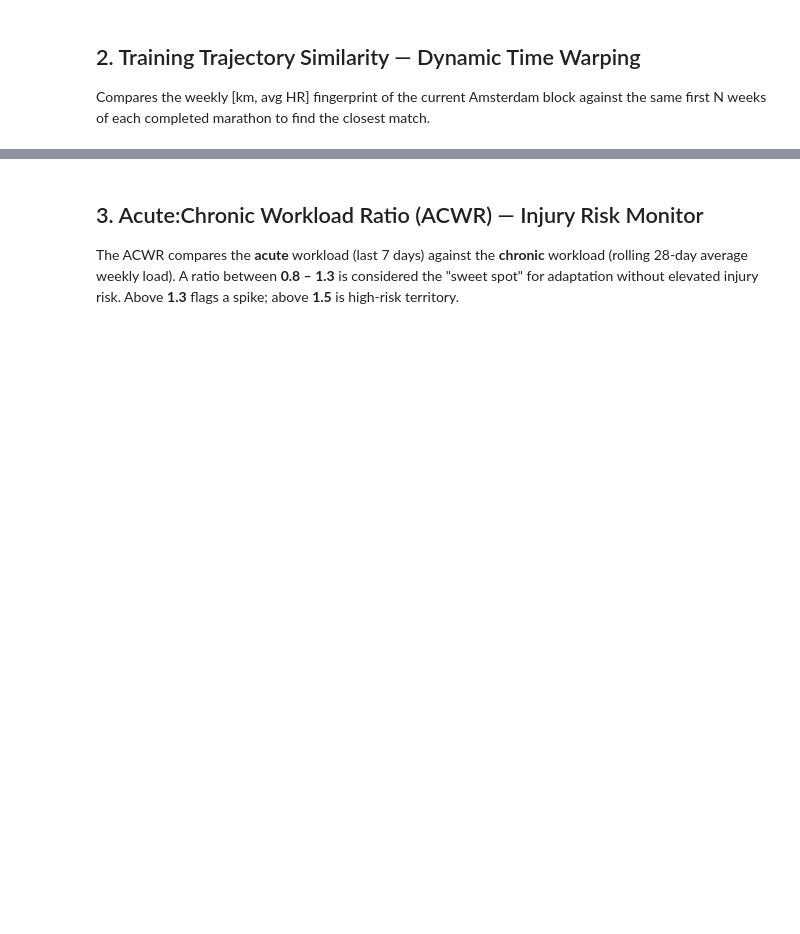
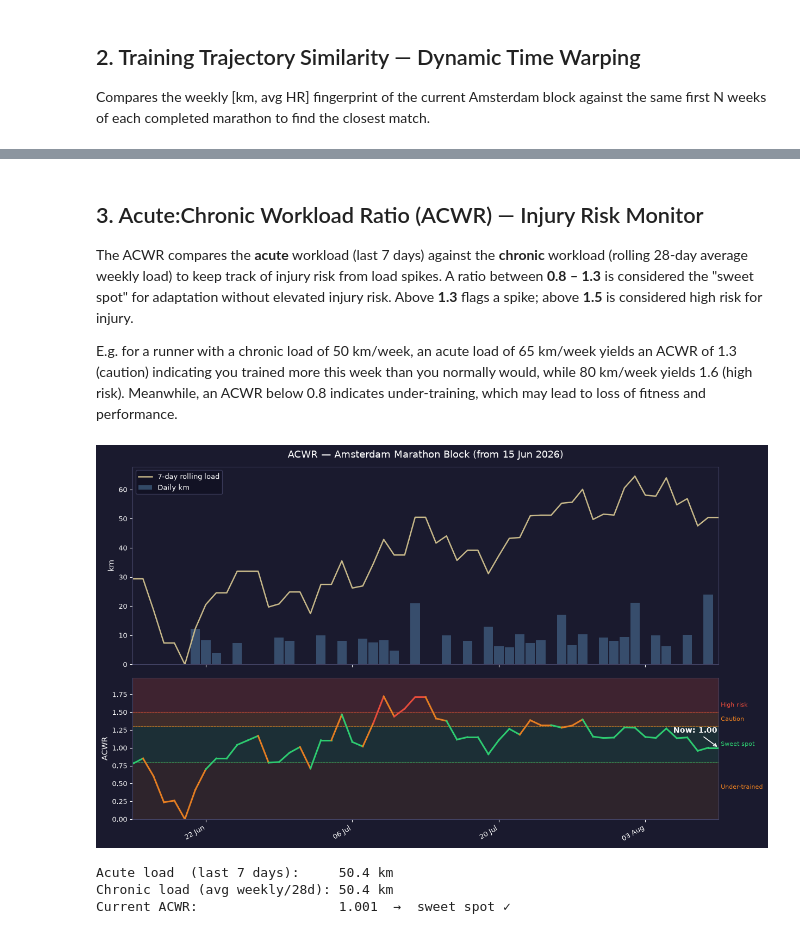
Before and after one commit to PersiFederico/SportAnalytics, a Jupyter notebook: Strava_ML-based_TrainingRecommendation.ipynb, the cells around one changed output, grey strips where cells are left out. Drawn from its saved outputs; the diff is of its cells as text; code cells hidden in the pictures; blank space fills up the shorter version.

```diff
--- a/Strava_ML-based_TrainingRecommendation.ipynb
+++ b/Strava_ML-based_TrainingRecommendation.ipynb
@@ -28,7 +28,9 @@ password = os.getenv("SUPABASE_PASSWORD")
 engine   = create_engine(f"postgresql+psycopg2://{user_db}:{password}@{host}:6543/postgres")
 
 df_ml = pd.read_sql("""
-    SELECT a.start_date, a.activity_type, a.distance, a.avg_heartrate, a.activity_name
+    SELECT a.start_date, a.activity_type, a.activity_name,
+           a.distance, a.duration, a.elevation,
+           a.avg_speed, a.avg_heartrate, a.suffer_score
     FROM activities a
     JOIN athletes ath ON a.athlete_id = ath.id
     ORDER BY a.start_date ASC
@@ -85,39 +94,49 @@ print(f"({min(dist_1,dist_2):.2f} vs {max(dist_1,dist_2):.2f} for {other})")
 # %% [markdown]
 ## 3. Acute:Chronic Workload Ratio (ACWR) — Injury Risk Monitor
 
-The ACWR compares the **acute** workload (last 7 days) against the **chronic** workload (rolling 28-day average weekly load).
+The ACWR compares the **acute** workload (last 7 days) against the **chronic** workload (rolling 28-day average weekly load) to keep track of injury risk from load spikes.
 A ratio between **0.8 – 1.3** is considered the "sweet spot" for adaptation without elevated injury risk.
-Above **1.3** flags a spike; above **1.5** is high-risk territory.
+Above **1.3** flags a spike; above **1.5** is considered high risk for injury.
+
+E.g. for a runner with a chronic load of 50 km/week, an acute load of 65 km/week yields an ACWR of 1.3 (caution) indicating you trained more this week than you normally would, while 80 km/week yields 1.6 (high risk). Meanwhile, an ACWR below 0.8 indicates under-training, which may lead to loss of fitness and performance.
 # %%
 import matplotlib.pyplot as plt
 import matplotlib.dates as mdates
 import matplotlib.ticker as ticker
 
-# ── Build daily load series for Amsterdam block ──────────────────────────────
-BLOCK_START = pd.Timestamp("2026-06-15")
-amsterdam = runs_ml[runs_ml["start_date"] >= BLOCK_START].copy()
-amsterdam["date"] = amsterdam["start_date"].dt.normalize()
+BLOCK_START    = pd.Timestamp("2026-06-15")
+BASELINE_START = BLOCK_START - pd.Timedelta(weeks=4)   # 4-week warm-up for chronic baseline
 
-daily = amsterdam.groupby("date")["distance"].sum().rename("km")
-# fill gaps so rolling windows are contiguous
-idx_full = pd.date_range(BLOCK_START, pd.Timestamp.today().normalize(), freq="D")
+# ── Build daily load from baseline (for rolling windows) ─────────────────────
+baseline = runs_ml[runs_ml["start_date"] >= BASELINE_START].copy()
+baseline["date"] = baseline["start_date"].dt.normalize()
+
+daily = baseline.groupby("date")["distance"].sum().rename("km")
+idx_full = pd.date_range(BASELINE_START, pd.Timestamp.today().normalize(), freq="D")
 daily = daily.reindex(idx_full, fill_value=0.0)
 
-acute   = daily.rolling(7,  min_periods=1).sum()          # 7-day rolling total
-chronic = daily.rolling(28, min_periods=7).sum() / 4      # 28-day / 4 = avg weekly
+acute   = daily.rolling(7,  min_periods=1).sum()
+chronic = daily.rolling(28, min_periods=7).sum() / 4
 acwr    = (acute / chronic).replace([np.inf, -np.inf], np.nan)
 
 current_acwr    = acwr.dropna().iloc[-1] if acwr.dropna().size else np.nan
 current_acute   = acute.iloc[-1]
 current_chronic = chronic.iloc[-1]
 
+# ── Trim to display window (from BLOCK_START) ─────────────────────────────────
+plot_mask  = daily.index >= BLOCK_START
+dates      = daily.index[plot_mask]
+daily_plot = daily.values[plot_mask]
+acute_plot = acute.values[plot_mask]
+acwr_vals  = acwr.values[plot_mask]
+
 # ── Plot ─────────────────────────────────────────────────────────────────────
 BG      = "#1A1A2E"
 CREAM   = "#C8B98A"
 ACUTE_C = "#5B8DB8"
-RISK_G  = "#2ECC71"   # green  0.8 – 1.3
-RISK_O  = "#E67E22"   # orange 1.3 – 1.5
-RISK_R  = "#E74C3C"   # red    > 1.5
+RISK_G  = "#2ECC71"
+RISK_O  = "#E67E22"
+RISK_R  = "#E74C3C"
 
 fig, (ax_top, ax_bot) = plt.subplots(
     2, 1, figsize=(14, 8), facecolor=BG,
@@ -129,11 +148,9 @@ for ax in (ax_top, ax_bot):
     for spine in ax.spines.values():
         spine.set_edgecolor("#444466")
 
-dates = daily.index
-
 # — top: daily bars + acute load line —
-ax_top.bar(dates, daily.values, color=ACUTE_C, alpha=0.45, width=0.9, label="Daily km")
-ax_top.plot(dates, acute.values, color=CREAM, linewidth=1.8, label="7-day rolling load")
+ax_top.bar(dates, daily_plot, color=ACUTE_C, alpha=0.45, width=0.9, label="Daily km")
+ax_top.plot(dates, acute_plot, color=CREAM, linewidth=1.8, label="7-day rolling load")
 ax_top.set_xlim(dates[0], dates[-1])
 ax_top.set_ylabel("km", color="white", fontsize=10)
 ax_top.xaxis.set_major_formatter(mdates.DateFormatter("%d %b"))
@@ -145,56 +162,58 @@ ax_top.set_title("ACWR — Amsterdam Marathon Block (from 15 Jun 2026)",
                  color="white", fontsize=13, pad=12)
 
 # — bottom: ACWR line + coloured risk bands —
-ax_bot.axhspan(0.8,  1.3,  color=RISK_G, alpha=0.12, zorder=0)
-ax_bot.axhspan(1.3,  1.5,  color=RISK_O, alpha=0.18, zorder=0)
-ax_bot.axhspan(1.5,  3.0,  color=RISK_R, alpha=0.18, zorder=0)
-ax_bot.axhspan(0.0,  0.8,  color=RISK_O, alpha=0.10, zorder=0)  # undertraining zone
+ax_bot.axhspan(0.8, 1.3, color=RISK_G, alpha=0.12, zorder=0)
+ax_bot.axhspan(1.3, 1.5, color=RISK_O, alpha=0.18, zorder=0)
+ax_bot.axhspan(1.5, 3.0, color=RISK_R, alpha=0.18, zorder=0)
+ax_bot.axhspan(0.0, 0.8, color=RISK_O, alpha=0.10, zorder=0)
 
-ax_bot.axhline(0.8,  color=RISK_G, linewidth=0.7, linestyle="--", alpha=0.6)
-ax_bot.axhline(1.3,  color=RISK_O, linewidth=0.7, linestyle="--", alpha=0.6)
-ax_bot.axhline(1.5,  color=RISK_R, linewidth=0.7, linestyle="--", alpha=0.6)
+ax_bot.axhline(0.8, color=RISK_G, linewidth=0.7, linestyle="--", alpha=0.6)
+ax_bot.axhline(1.3, color=RISK_O, linewidth=0.7, linestyle="--", alpha=0.6)
+ax_bot.axhline(1.5, color=RISK_R, linewidth=0.7, linestyle="--", alpha=0.6)
 
-# zone labels (right-side)
 for y, label, col in [(1.05, "Sweet spot", RISK_G), (1.4, "Caution", RISK_O),
                        (1.6, "High risk", RISK_R), (0.45, "Under-trained", RISK_O)]:
     ax_bot.text(dates[-1], y, f" {label}", color=col, fontsize=8,
                 va="center", ha="left", clip_on=False)
 
 # colour the ACWR line by zone
-acwr_vals = acwr.values
 for i in range(1, len(dates)):
     v = acwr_vals[i]
     if np.isnan(v):
         continue
     c = RISK_G if 0.8 <= v <= 1.3 else (RISK_O if v <= 1.5 else RISK_R)
     ax_bot.plot(dates[i-1:i+1], acwr_vals[i-1:i+1], color=c, linewidth=2.2)
 
 ax_bot.set_xlim(dates[0], dates[-1])
-ax_bot.set_ylim(0, max(acwr.dropna().max() * 1.15, 1.8))
+ax_bot.set_ylim(0, max(acwr_vals[~np.isnan(acwr_vals)].max() * 1.15, 1.8))
 ax_bot.set_ylabel("ACWR", color="white", fontsize=10)
 ax_bot.xaxis.set_major_formatter(mdates.DateFormatter("%d %b"))
 ax_bot.xaxis.set_major_locator(mdates.WeekdayLocator(byweekday=0, interval=2))
 plt.setp(ax_bot.get_xticklabels(), rotation=30, ha="right", color="white")
 
-# current ACWR annotation
 if not np.isnan(current_acwr):
     ax_bot.annotate(
         f"Now: {current_acwr:.2f}",
         xy=(dates[-1], current_acwr),
         xytext=(-60, 20), textcoords="offset points",
         color="white", fontsize=10, fontweight="bold",
         arrowprops=dict(arrowstyle="->", color="white", lw=1.2),
     )
 
-plt.tight_layout()
-plt.savefig(f"{os.getenv('FIGURES_DIR')}/acwr_amsterdam.png", dpi=150,
+fig.subplots_adjust(left=0.07, right=0.84, top=0.93, bottom=0.12)
+plt.savefig(f"{os.getenv('FIGURES_DIR')}/3_ACWR_Amsterdam_MarathonTraining.png", dpi=150,
             bbox_inches="tight", facecolor=BG)
 plt.show()
 
 # ── Summary ──────────────────────────────────────────────────────────────────
 zone = ("sweet spot ✓" if 0.8 <= current_acwr <= 1.3
         else ("caution — slight spike" if current_acwr <= 1.5
               else "HIGH RISK — back off"))
 print(f"Acute load  (last 7 days):     {current_acute:.1f} km")
 print(f"Chronic load (avg weekly/28d): {current_chronic:.1f} km")
 print(f"Current ACWR:                  {current_acwr:.3f}  →  {zone}")
+# %% [output]
+[figure, added]
+Acute load  (last 7 days):     50.4 km
+Chronic load (avg weekly/28d): 50.4 km
+Current ACWR:                  1.001  →  sweet spot ✓
```
Also changed, not shown: parts of 1 cell of this notebook, 2 other files.
